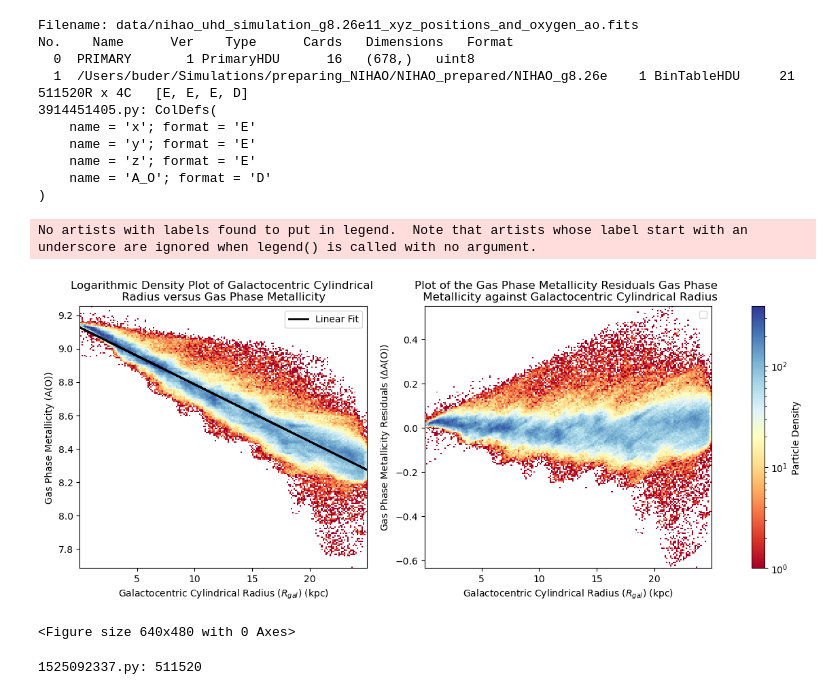
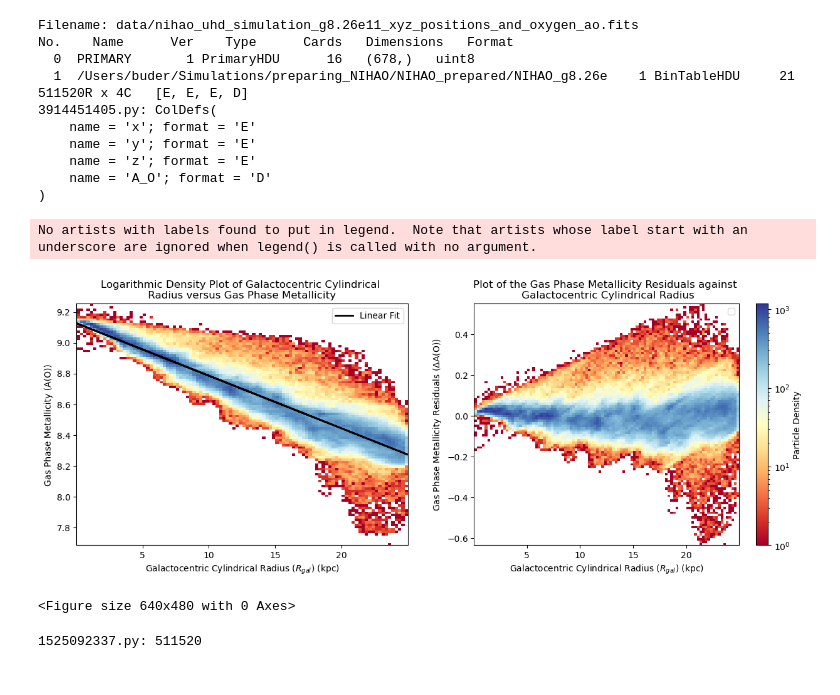
Before and after one commit to alannah-f/ASTR4004A2, a Jupyter notebook: Question3.ipynb, the cells around one changed output. Saved outputs shown, nothing was run; the diff lists cells and outputs as text; code cells hidden in the pictures.

Commit message:
Update Q3 Part 1 Plot and edit parts 1-3

```diff
--- a/Question3.ipynb
+++ b/Question3.ipynb
@@ -31,29 +31,31 @@ No.    Name      Ver    Type      Cards   Dimensions   Format
 # %%
 from matplotlib.colors import LogNorm
 plt.style.use('default')
 fig, (ax1, ax2)= plt.subplots(1,2, figsize=(15, 5))
+#Do the linear fit
 linear_fit = np.polyfit(R_gal, A_0, 1)  # 1 for linear
 m, b = linear_fit
 linear_fit_plot=m*R_gal+b
-im=ax1.hist2d(R_gal, A_0, bins=200, norm=LogNorm(), cmap='RdYlBu')
+im=ax1.hist2d(R_gal, A_0, bins=100, norm=LogNorm(), cmap='RdYlBu')
 ax1.plot(R_gal, linear_fit_plot, color='black', linewidth=2, label='Linear Fit')
 ax1.set_xlabel('Galactocentric Cylindrical Radius ($R_{gal}$) (kpc)')
 ax1.set_ylabel('Gas Phase Metallicity (A(O))')
 ax1.set_title(f'Logarithmic Density Plot of Galactocentric Cylindrical \n Radius versus Gas Phase Metallicity ')
 ax1.legend()
 # Do the second plot of the residuals of the fit against the galactocentric cylindrical radius
+#residuals=data-model
 residuals=A_0-linear_fit_plot
-im=ax2.hist2d(R_gal, residuals, bins=200, norm=LogNorm(), cmap='RdYlBu')
+im=ax2.hist2d(R_gal, residuals, bins=100, norm=LogNorm(), cmap='RdYlBu')
 ax2.set_xlabel('Galactocentric Cylindrical Radius ($R_{gal}$) (kpc)')
 ax2.set_ylabel('Gas Phase Metallicity Residuals ($\Delta$A(O))')
-fig.colorbar(im[3], label='Particle Density', ax=[ax1, ax2])
-ax2.set_title(f'Plot of the Gas Phase Metallicity Residuals Gas Phase \n Metallicity against Galactocentric Cylindrical Radius')
+fig.colorbar(im[3], label='Particle Density', ax=ax2)
+ax2.set_title(f'Plot of the Gas Phase Metallicity Residuals against \n Galactocentric Cylindrical Radius')
 ax2.legend()
 plt.show()
-plt.savefig("figures/Part1LogDenisty_ResidualsTwoPanelPlot.png", dpi=300, bbox_inches="tight")
+plt.savefig("figures/Q2Part1LogDenisty_ResidualsTwoPanelPlot.png", dpi=300, bbox_inches="tight")
 # %% [output]
 No artists with labels found to put in legend.  Note that artists whose label start with an underscore are ignored when legend() is called with no argument.
-[figure, old version]
+[figure, new version]
 <Figure size 640x480 with 0 Axes>
 # %%
 print(len(R_gal))
```
Also changed, not shown: parts of 1 cell of this notebook, 1 other file.
